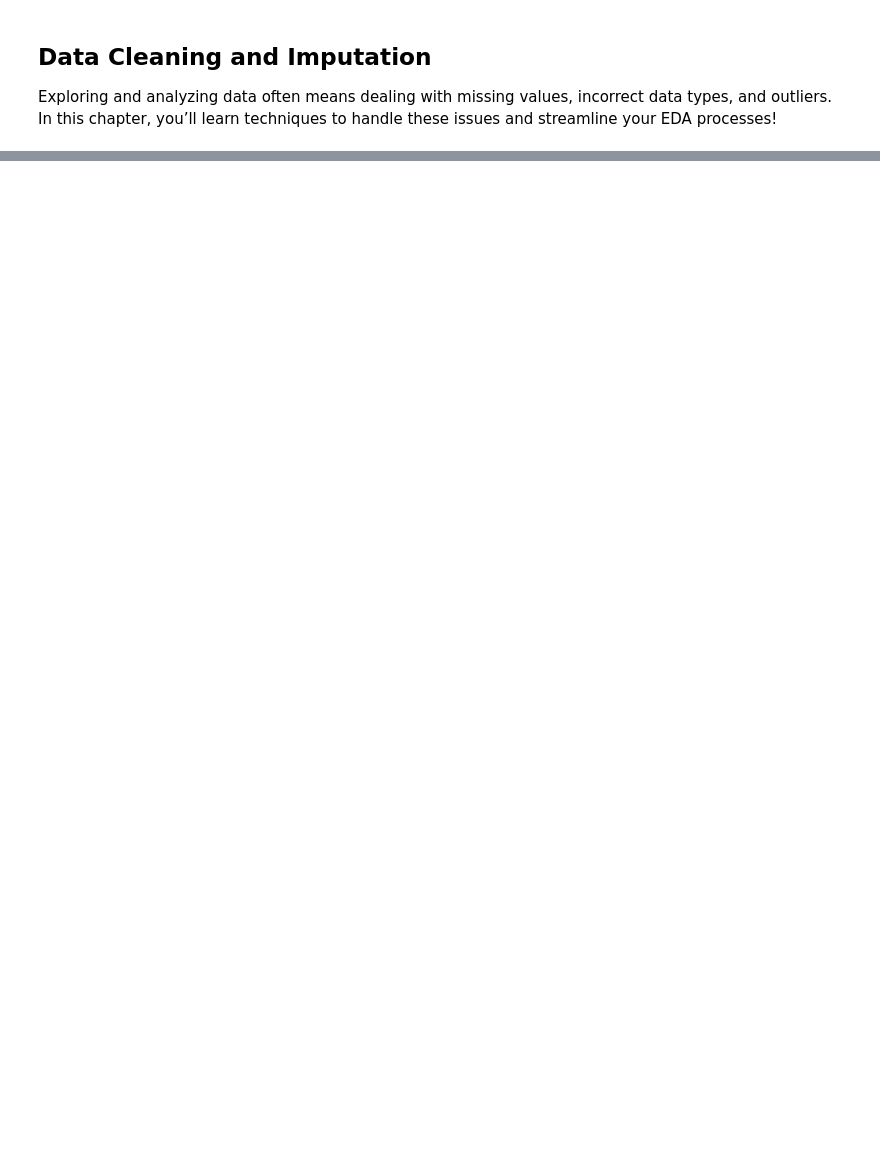
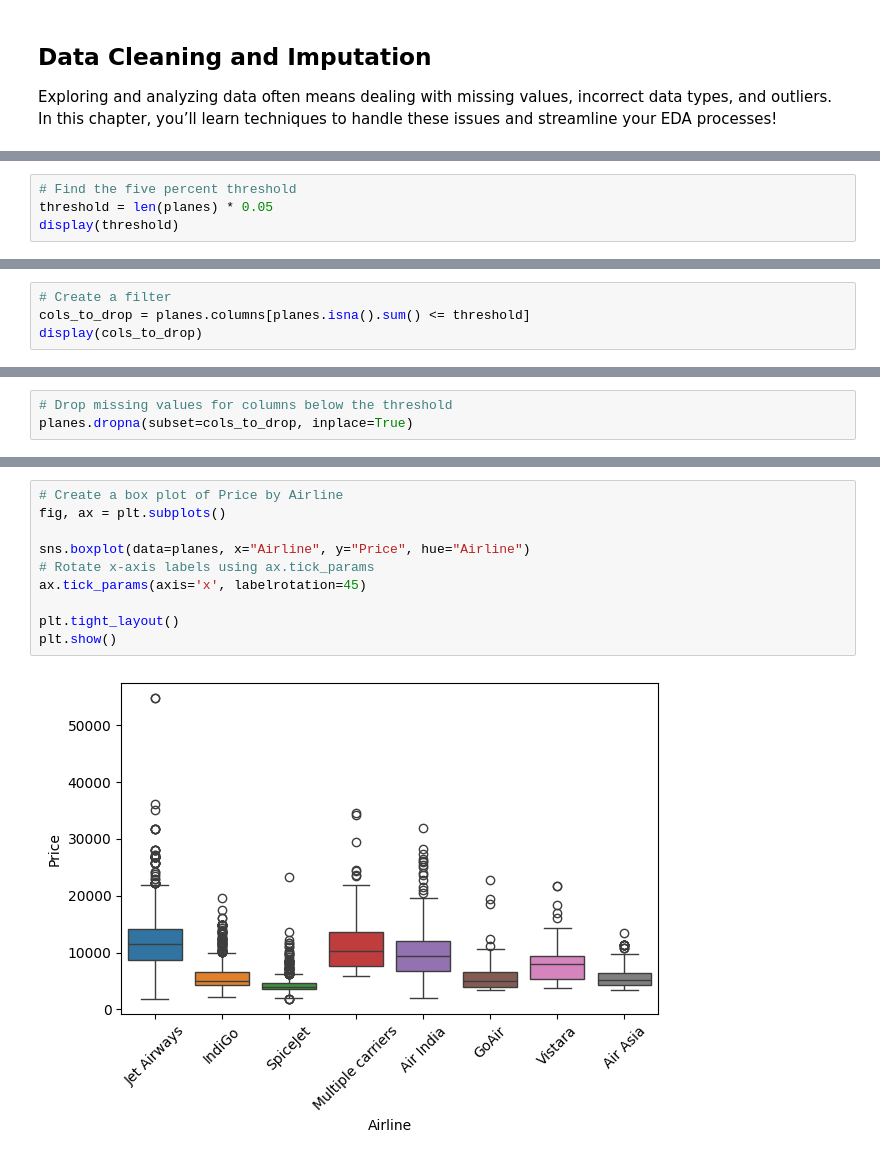
Before and after one commit to jhlopesalves/data-science-notebooks, a Jupyter notebook: Python/Exploratory Data Analysis/exploratory_data_analysis.ipynb, the cells around one changed output, grey strips where cells are left out. Saved outputs shown, nothing was run; the diff lists cells and outputs as text; blank space fills up the shorter version.

```diff
--- a/Python/Exploratory Data Analysis/exploratory_data_analysis.ipynb
+++ b/Python/Exploratory Data Analysis/exploratory_data_analysis.ipynb
@@ -200,0 +182,4 @@ ds_salaries.describe()
+# %%
+# Find the five percent threshold
+threshold = len(planes) * 0.05
+display(threshold)
@@ -200,0 +188,4 @@ ds_salaries.describe()
+# %%
+# Create a filter
+cols_to_drop = planes.columns[planes.isna().sum() <= threshold]
+display(cols_to_drop)
@@ -200,0 +196,3 @@ ds_salaries.describe()
+# %%
+# Drop missing values for columns below the threshold
+planes.dropna(subset=cols_to_drop, inplace=True)
@@ -200,0 +238,12 @@ ds_salaries.describe()
+# %%
+# Create a box plot of Price by Airline
+fig, ax = plt.subplots()
+
+sns.boxplot(data=planes, x="Airline", y="Price", hue="Airline")
+# Rotate x-axis labels using ax.tick_params
+ax.tick_params(axis='x', labelrotation=45)
+
+plt.tight_layout()
+plt.show()
+# %% [output]
+[figure, added]
```
Also changed, not shown: parts of 21 cells of this notebook.
